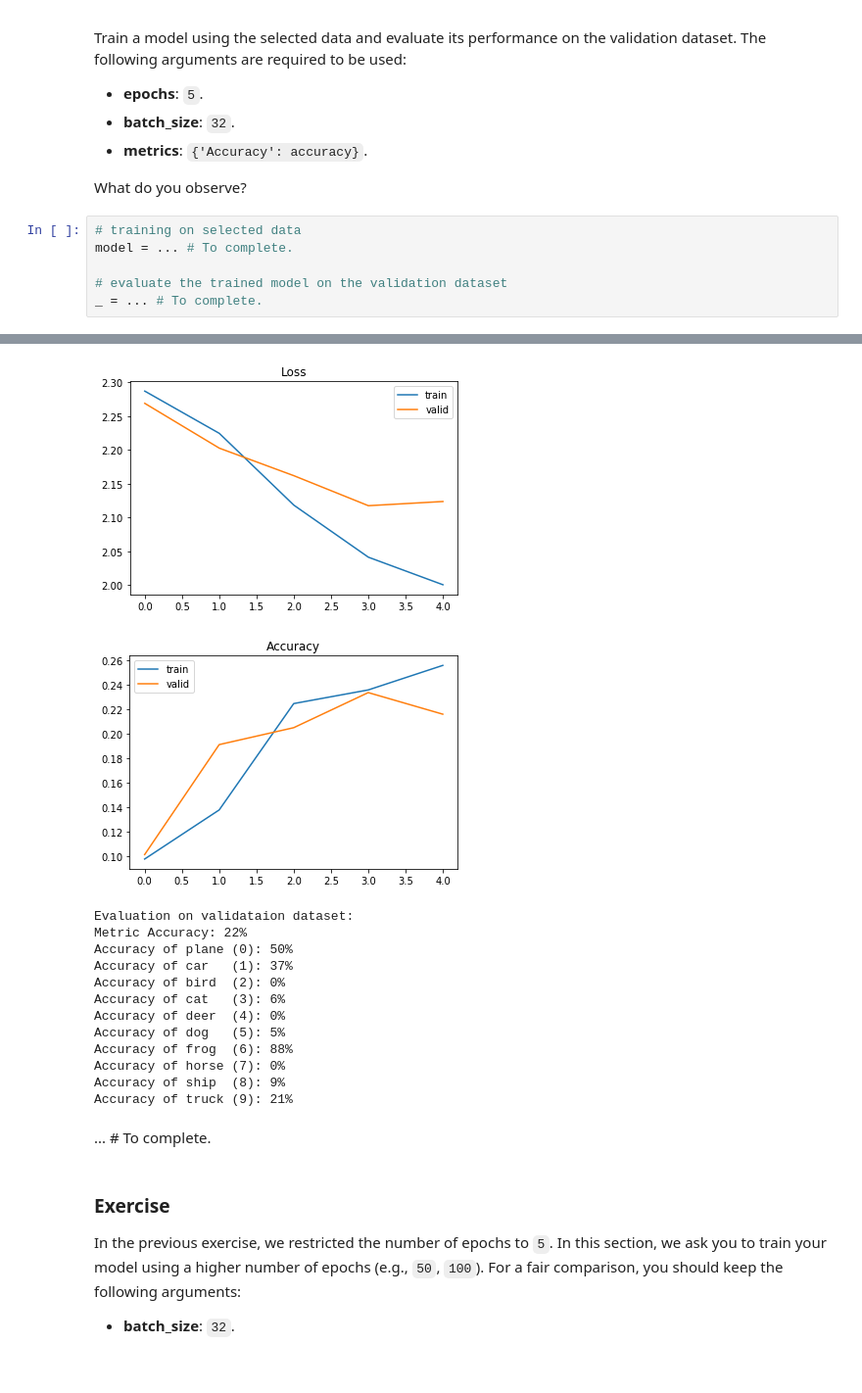
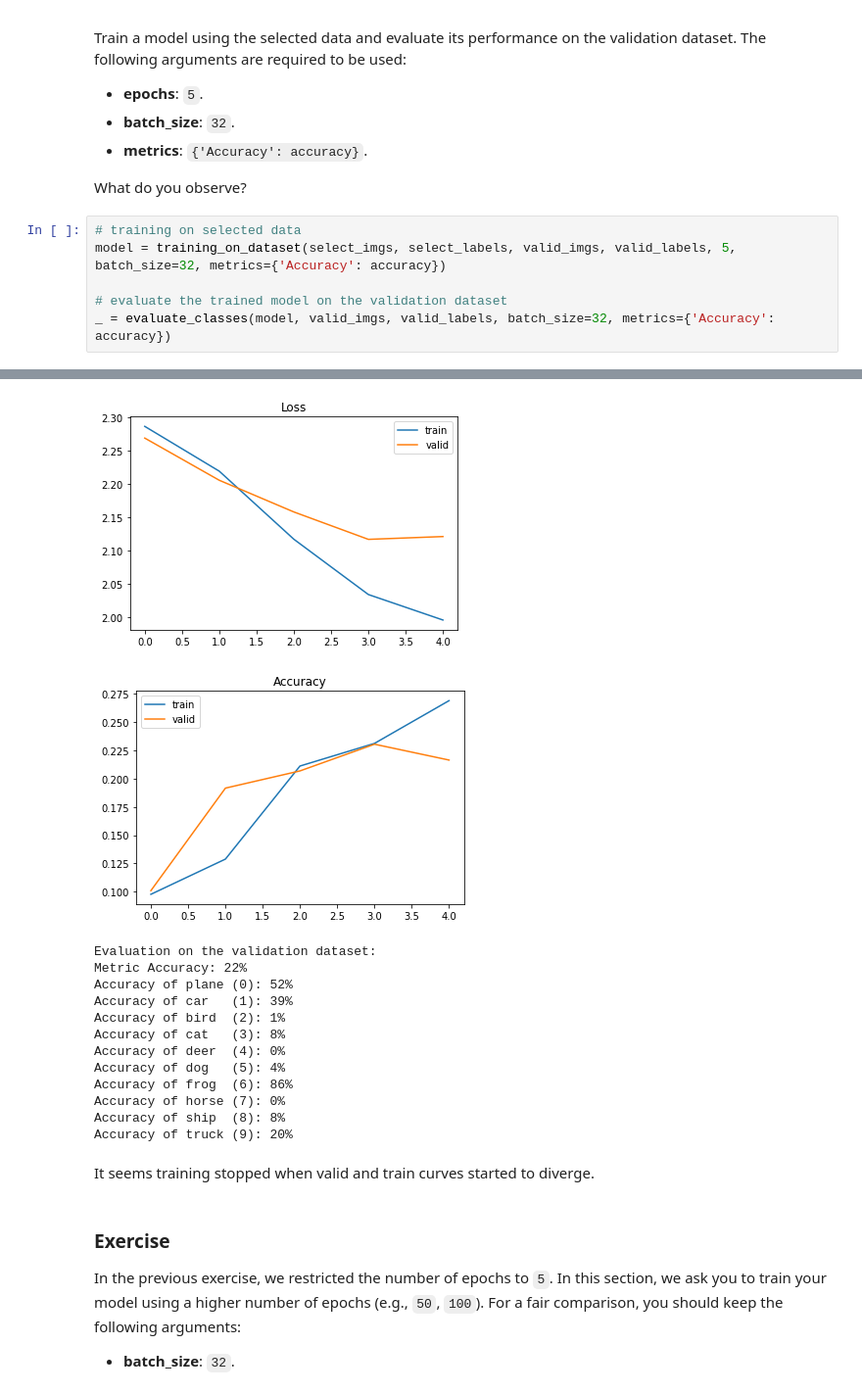
Before and after one commit to CaptainGradus/DeepLearningEDX, a Jupyter notebook: tutorial1_data_exercise.ipynb, the cells around one changed output, grey strips where cells are left out. Shown at 98% size. Cells and saved outputs as stored; diff of their text form.

```diff
--- a/tutorial1_data_exercise.ipynb
+++ b/tutorial1_data_exercise.ipynb
@@ -746,9 +748,9 @@ Train a model using the selected data and evaluate its performance on the valida
 What do you observe?
 # %%
 # training on selected data
-model = ... # To complete.
+model = training_on_dataset(select_imgs, select_labels, valid_imgs, valid_labels, 5, batch_size=32, metrics={'Accuracy': accuracy})
 
 # evaluate the trained model on the validation dataset
-_ = ... # To complete.
+_ = evaluate_classes(model, valid_imgs, valid_labels, batch_size=32, metrics={'Accuracy': accuracy})
 # %% [output]
 [Epoch 1/5] Training loss: 2.287 | Validation loss: 2.269
@@ -759,19 +761,19 @@ _ = ... # To complete.
-[figure, old version]
+[figure, new version]
-[figure, old version]
+[figure, new version]
-Evaluation on validataion dataset:
+Evaluation on the validation dataset:
 Metric Accuracy: 22%
-Accuracy of plane (0): 50%
-Accuracy of car   (1): 37%
-Accuracy of bird  (2): 0%
-Accuracy of cat   (3): 6%
+Accuracy of plane (0): 52%
+Accuracy of car   (1): 39%
+Accuracy of bird  (2): 1%
+Accuracy of cat   (3): 8%
 Accuracy of deer  (4): 0%
-Accuracy of dog   (5): 5%
-Accuracy of frog  (6): 88%
+Accuracy of dog   (5): 4%
+Accuracy of frog  (6): 86%
 Accuracy of horse (7): 0%
-Accuracy of ship  (8): 9%
-Accuracy of truck (9): 21%
+Accuracy of ship  (8): 8%
+Accuracy of truck (9): 20%
-# %% [markdown]
-... # To complete.
+# %% [markdown]
+It seems training stopped when valid and train curves started to diverge.
 # %% [markdown]
 ### Exercise
 
```
Also changed, not shown: parts of 19 cells of this notebook.
